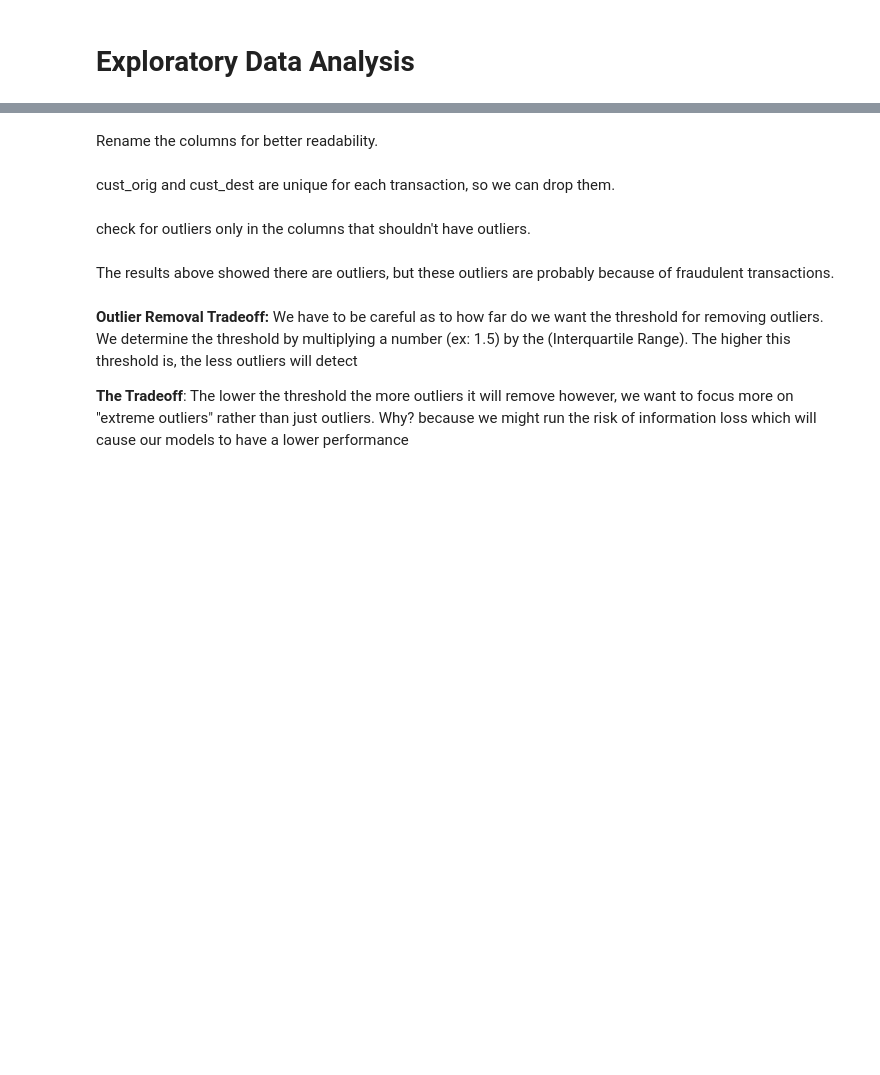
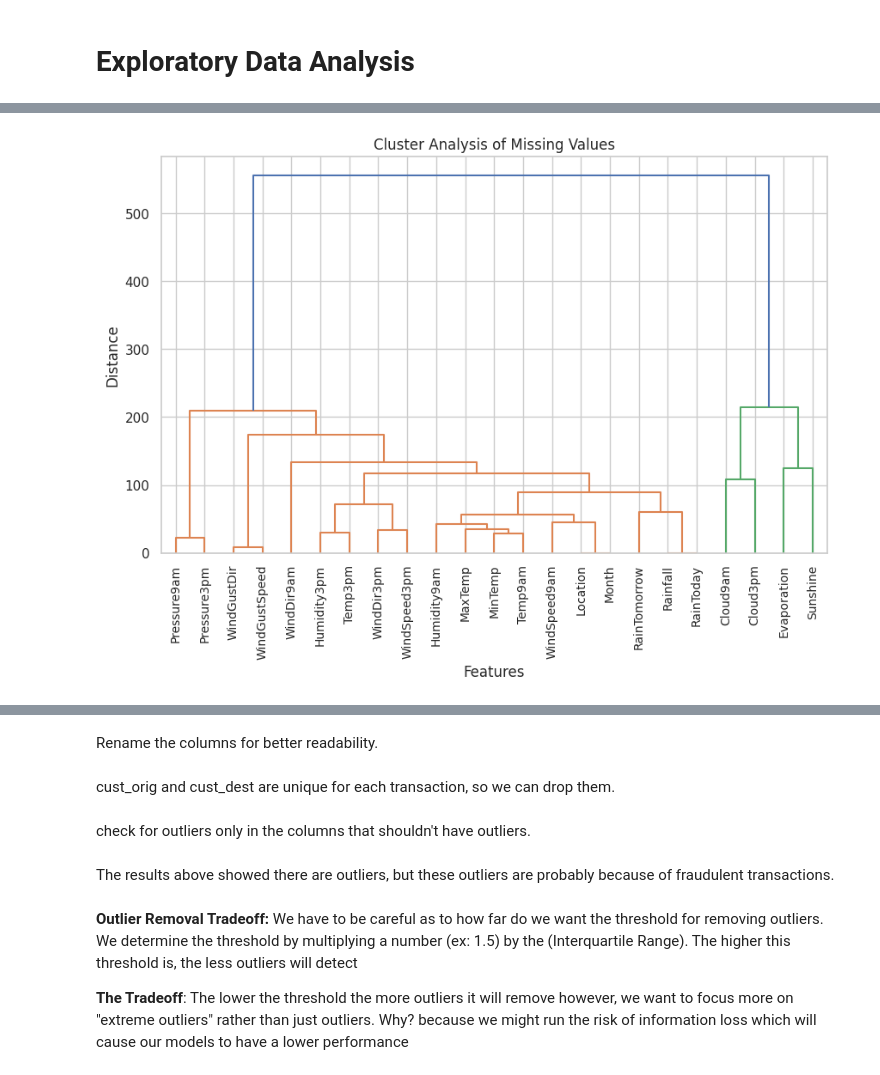
Before and after one commit to ikoghoemmanuell/Machine_Learning-Based_Rainfall_Prediction, a Jupyter notebook: rain.ipynb, the cells around one changed output, grey strips where cells are left out. Cells and saved outputs as stored; diff of their text form; code cells hidden in the pictures; blank space fills up the shorter version.

```diff
--- a/rain.ipynb
+++ b/rain.ipynb
@@ -404,2 +399,4 @@ NameError: name 'mhggvjhjhbjb' is not defined
 # %% [markdown]
 # Exploratory Data Analysis
+# %%
+df = data
@@ -405,0 +417,16 @@ NameError: name 'mhggvjhjhbjb' is not defined
+# %%
+# Convert the missing values into a binary matrix (0: non-missing, 1: missing)
+missing_matrix = df.isnull().astype(int).T
+
+# Perform hierarchical clustering using 'ward' method on binary matrix
+Z = linkage(missing_matrix, method='ward')
+
+# Plot the dendrogram
+plt.figure(figsize=(10, 6))
+dendrogram(Z, labels=df.columns, leaf_rotation=90)
+plt.title('Cluster Analysis of Missing Values')
+plt.xlabel('Features')
+plt.ylabel('Distance')
+plt.show()
+# %% [output]
+[figure, added]
```
Also changed, not shown: parts of 33 cells of this notebook.
